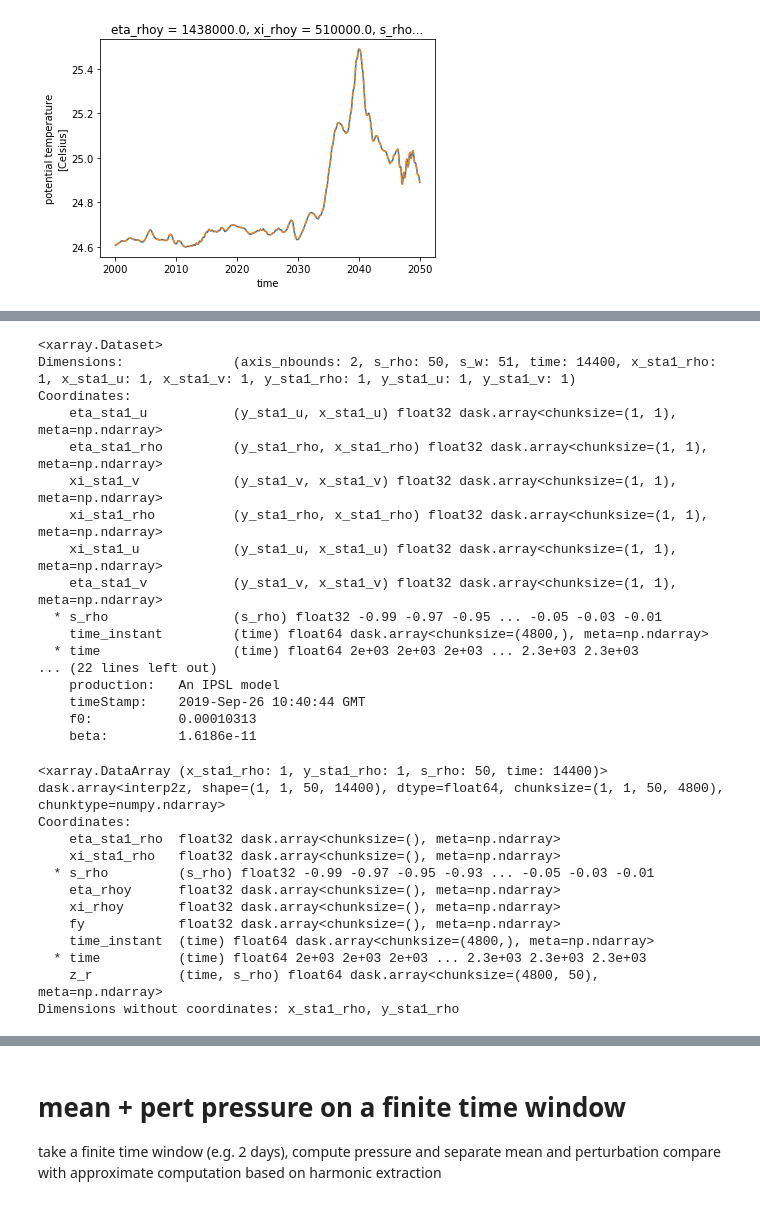
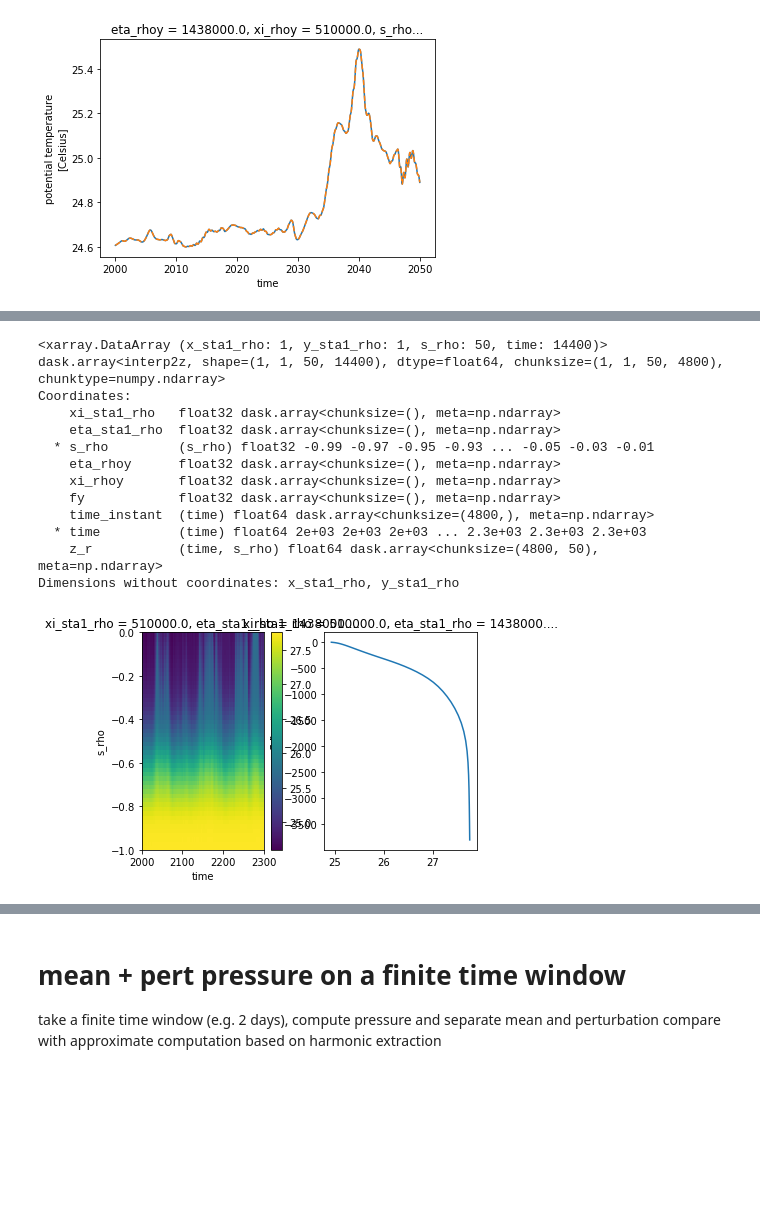
Before and after one commit to slgentil/croco, a Jupyter notebook: tutorials/pressure_tide.ipynb, the cells around one changed output, grey strips where cells are left out. Cells and saved outputs as stored; diff of their text form; code cells hidden in the pictures; blank space fills up the shorter version.

```diff
--- a/tutorials/pressure_tide.ipynb
+++ b/tutorials/pressure_tide.ipynb
@@ -275,26 +255,6 @@ dst['dz'] = grid.diff(dst.zw,"s") #.persist()
 dst['zrmoy'] = get_z(r, zeta=dst.ssh.mean('time'), h=r['his'].h.mean(), vgrid='r', hgrid='r') #.persist()
 dst['zwmoy'] = get_z(r, zeta=dst.ssh.mean('time'), h=r['his'].h.mean(), vgrid='w', hgrid='r') #.persist()
 dst['dzmoy'] = grid.diff(dst.zwmoy, "s") #.persist()
-# %%
-dst
-# %% [output]
-<xarray.Dataset>
-Dimensions:              (axis_nbounds: 2, s_rho: 50, s_w: 51, time: 14400, x_sta1_rho: 1, x_sta1_u: 1, x_sta1_v: 1, y_sta1_rho: 1, y_sta1_u: 1, y_sta1_v: 1)
-Coordinates:
-    eta_sta1_u           (y_sta1_u, x_sta1_u) float32 dask.array<chunksize=(1, 1), meta=np.ndarray>
-    eta_sta1_rho         (y_sta1_rho, x_sta1_rho) float32 dask.array<chunksize=(1, 1), meta=np.ndarray>
-    xi_sta1_v            (y_sta1_v, x_sta1_v) float32 dask.array<chunksize=(1, 1), meta=np.ndarray>
-    xi_sta1_rho          (y_sta1_rho, x_sta1_rho) float32 dask.array<chunksize=(1, 1), meta=np.ndarray>
-    xi_sta1_u            (y_sta1_u, x_sta1_u) float32 dask.array<chunksize=(1, 1), meta=np.ndarray>
-    eta_sta1_v           (y_sta1_v, x_sta1_v) float32 dask.array<chunksize=(1, 1), meta=np.ndarray>
-  * s_rho                (s_rho) float32 -0.99 -0.97 -0.95 ... -0.05 -0.03 -0.01
-    time_instant         (time) float64 dask.array<chunksize=(4800,), meta=np.ndarray>
-  * time                 (time) float64 2e+03 2e+03 2e+03 ... 2.3e+03 2.3e+03
-... (22 lines left out)
-    production:   An IPSL model
-    timeStamp:    2019-Sep-26 10:40:44 GMT
-    f0:           0.00010313
-    beta:         1.6186e-11
 # %%
 # does not change order in apply_ufunc it seems, weird
 #_d = ['time','x_sta1_rho', 'y_sta1_rho', 's_rho']
@@ -303,19 +263,26 @@ Coordinates:
 # %%
 t_interp = xr.apply_ufunc(interp2z, dst.zrmoy, dst.zr, dst.T_station1, 2, 2,
                           dask='parallelized', output_dtypes=[np.float64]).persist()
 t_interp = t_interp.assign_coords(z_r=dst.zr.squeeze())
+
+fig, axs = plt.subplots(1, 2)
+t_interp.plot(ax=axs[0])
+t_moy = t_interp.mean('time').assign_coords(z_r=dst.zrmoy).persist()
+t_moy.plot(y="z_r", ax=axs[1])
+
 t_interp
 # %% [output]
 <xarray.DataArray (x_sta1_rho: 1, y_sta1_rho: 1, s_rho: 50, time: 14400)>
 dask.array<interp2z, shape=(1, 1, 50, 14400), dtype=float64, chunksize=(1, 1, 50, 4800), chunktype=numpy.ndarray>
 Coordinates:
+    xi_sta1_rho   float32 dask.array<chunksize=(), meta=np.ndarray>
     eta_sta1_rho  float32 dask.array<chunksize=(), meta=np.ndarray>
-    xi_sta1_rho   float32 dask.array<chunksize=(), meta=np.ndarray>
   * s_rho         (s_rho) float32 -0.99 -0.97 -0.95 -0.93 ... -0.05 -0.03 -0.01
     eta_rhoy      float32 dask.array<chunksize=(), meta=np.ndarray>
     xi_rhoy       float32 dask.array<chunksize=(), meta=np.ndarray>
     fy            float32 dask.array<chunksize=(), meta=np.ndarray>
     time_instant  (time) float64 dask.array<chunksize=(4800,), meta=np.ndarray>
   * time          (time) float64 2e+03 2e+03 2e+03 ... 2.3e+03 2.3e+03 2.3e+03
     z_r           (time, s_rho) float64 dask.array<chunksize=(4800, 50), meta=np.ndarray>
 Dimensions without coordinates: x_sta1_rho, y_sta1_rho
+[figure, added]
```
Also changed, not shown: parts of 17 cells of this notebook, 1 other file.
